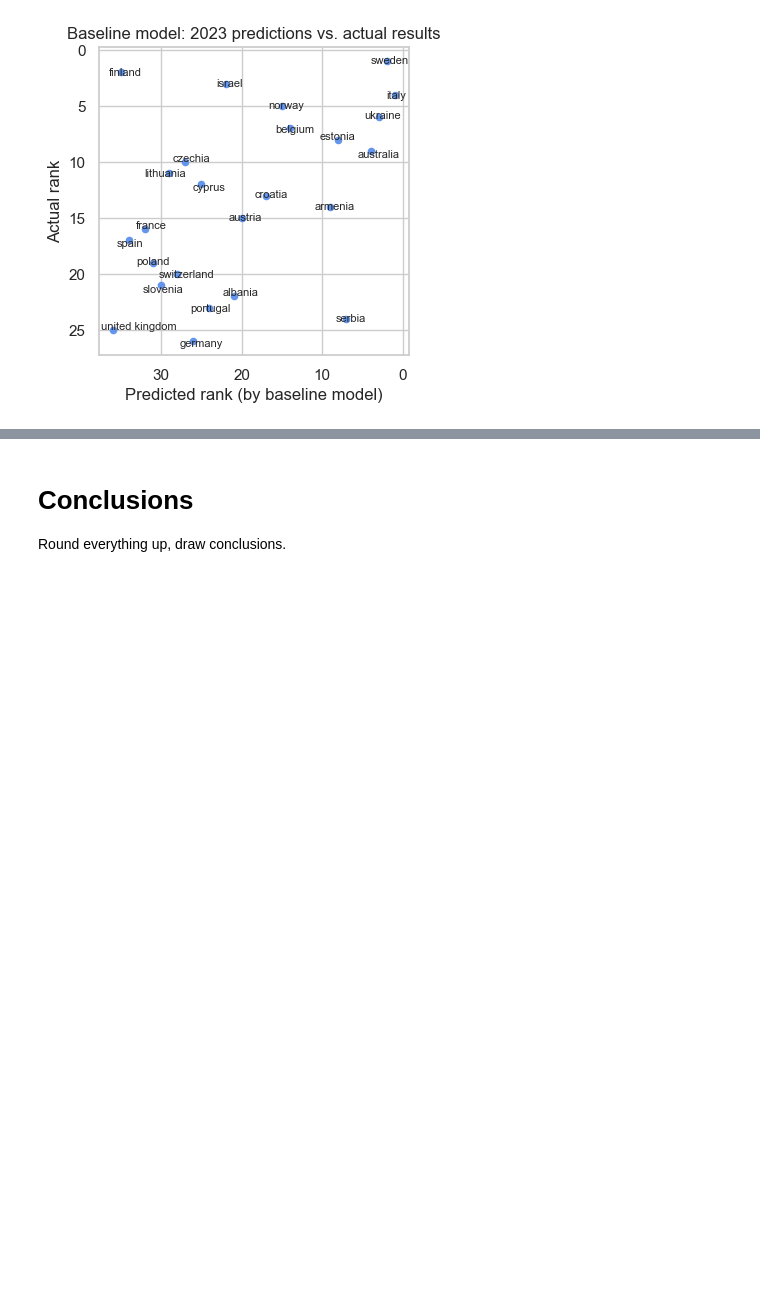
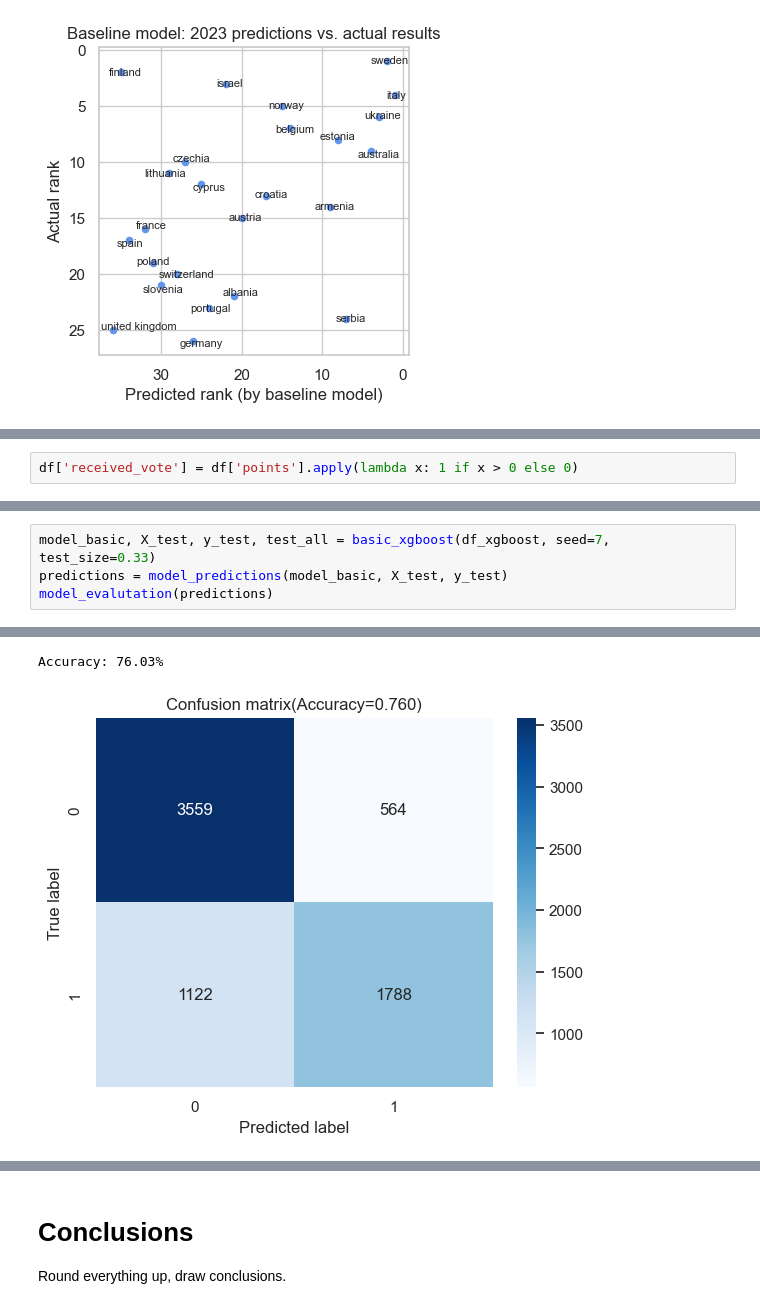
Before and after one commit to KatrionaGoldmann/TuringDataStories, a Jupyter notebook: stories/2024-01-01-Eurovision/story.ipynb, the cells around one changed output, grey strips where cells are left out. Saved outputs shown, nothing was run; the diff lists cells and outputs as text; blank space fills up the shorter version.

```diff
--- a/stories/2024-01-01-Eurovision/story.ipynb
+++ b/stories/2024-01-01-Eurovision/story.ipynb
@@ -1982,0 +1990,2 @@ Lorem ipsum dolor sit amet, consectetur adipiscing elit, sed do eiusmod tempor i
+# %%
+df['received_vote'] = df['points'].apply(lambda x: 1 if x > 0 else 0)
@@ -1982,0 +2119,5 @@ Lorem ipsum dolor sit amet, consectetur adipiscing elit, sed do eiusmod tempor i
+# %%
+model_basic, X_test, y_test, test_all = basic_xgboost(df_xgboost, seed=7, test_size=0.33)
+predictions = model_predictions(model_basic, X_test, y_test)
+model_evalutation(predictions)
+# %% [output]
@@ -1982,0 +2143,2 @@ Lorem ipsum dolor sit amet, consectetur adipiscing elit, sed do eiusmod tempor i
+Accuracy: 76.03%
+[figure, added]
```
Also changed, not shown: parts of 25 cells of this notebook.
